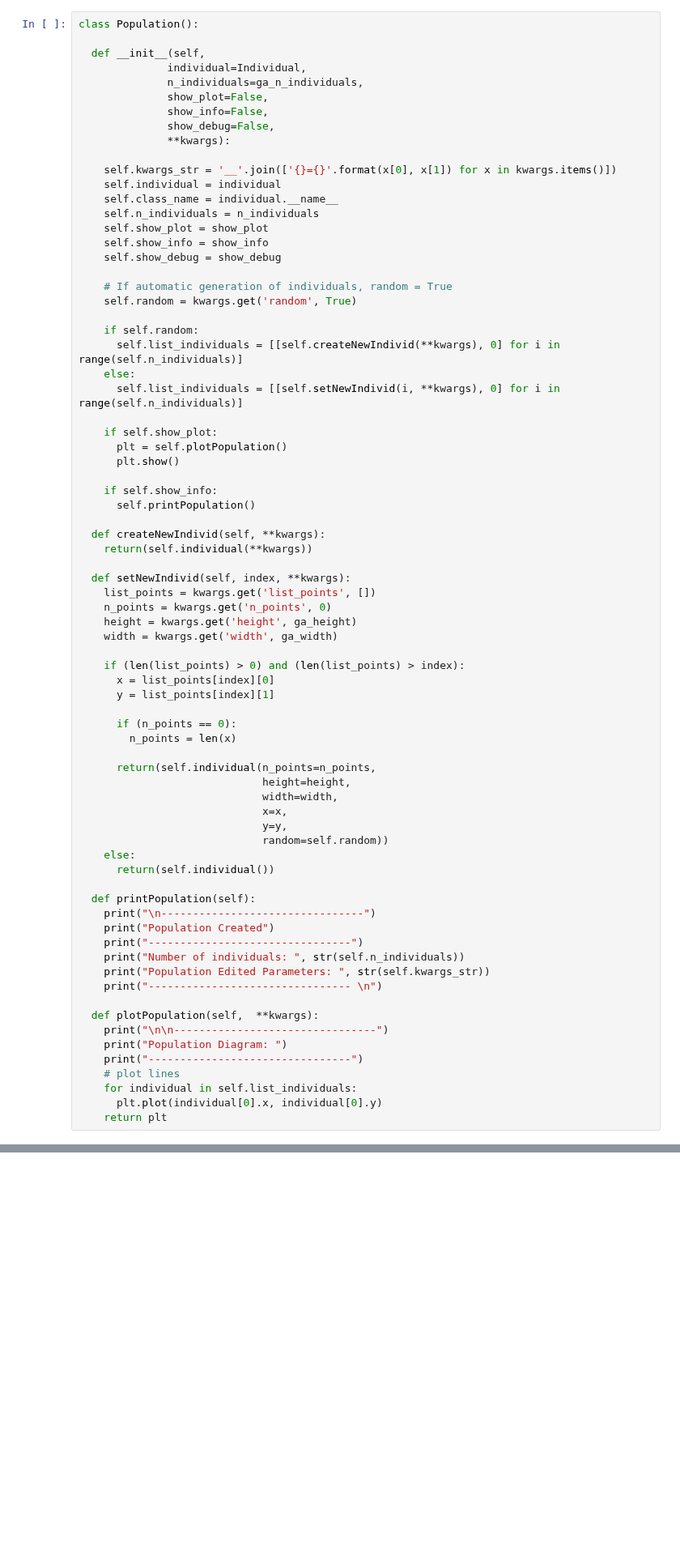
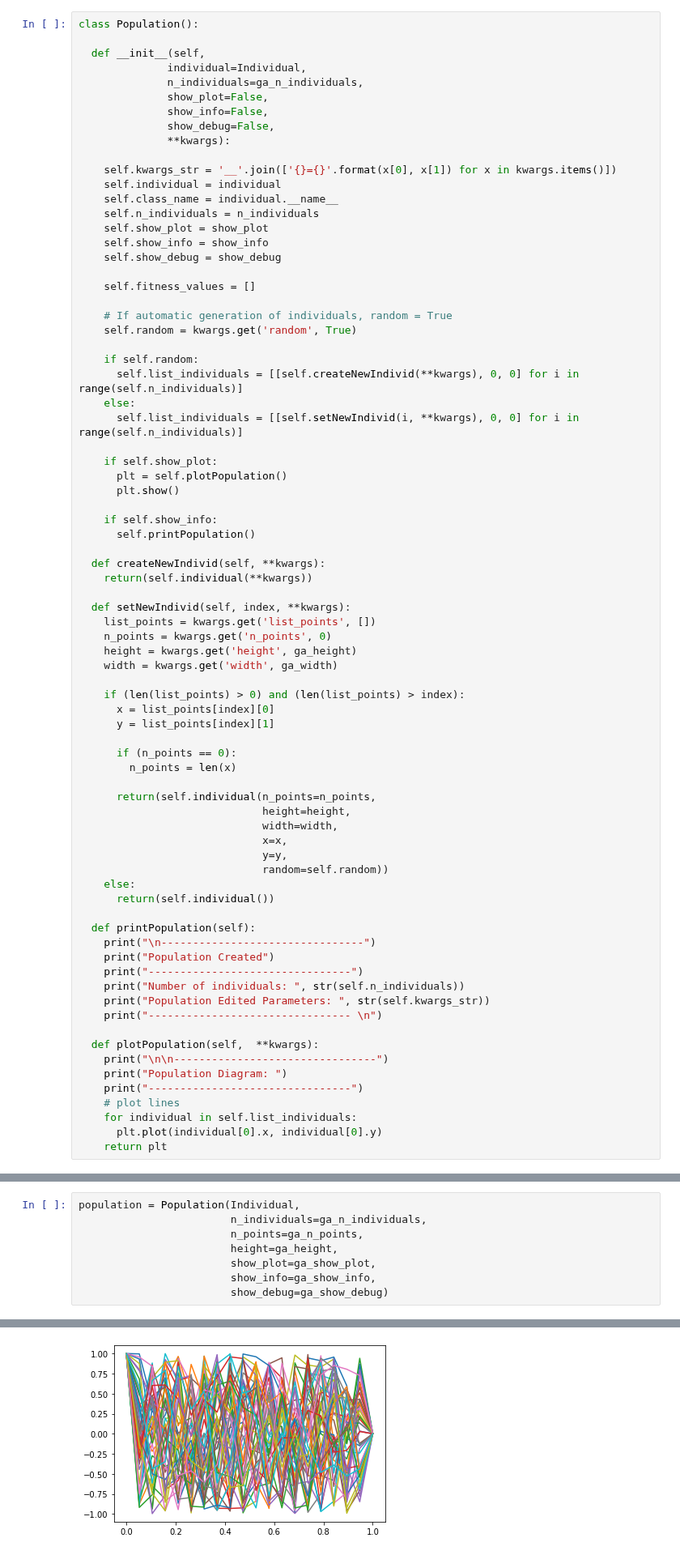
Before and after one commit to MarshaGomez/F5-MOEA-Variations, a Jupyter notebook: examples/Multi_Objective_Brachistochrone.ipynb, the cells around one changed output, grey strips where cells are left out. Shown at 81% size. Saved outputs shown, nothing was run; the diff lists cells and outputs as text; blank space fills up the shorter version.

```diff
--- a/examples/Multi_Objective_Brachistochrone.ipynb
+++ b/examples/Multi_Objective_Brachistochrone.ipynb
@@ -281,13 +285,15 @@ class Population():
     self.show_info = show_info
     self.show_debug = show_debug
 
+    self.fitness_values = []
+
     # If automatic generation of individuals, random = True
     self.random = kwargs.get('random', True)
 
     if self.random:
-      self.list_individuals = [[self.createNewIndivid(**kwargs), 0] for i in range(self.n_individuals)]
+      self.list_individuals = [[self.createNewIndivid(**kwargs), 0, 0] for i in range(self.n_individuals)]
     else:
-      self.list_individuals = [[self.setNewIndivid(i, **kwargs), 0] for i in range(self.n_individuals)]
+      self.list_individuals = [[self.setNewIndivid(i, **kwargs), 0, 0] for i in range(self.n_individuals)]
 
     if self.show_plot:
       plt = self.plotPopulation()
@@ -1076,0 +1169,9 @@ punti = [[[0,
+# %%
+population = Population(Individual,
+                        n_individuals=ga_n_individuals,
+                        n_points=ga_n_points,
+                        height=ga_height,
+                        show_plot=ga_show_plot,
+                        show_info=ga_show_info,
+                        show_debug=ga_show_debug)
+# %% [output]
@@ -1076,0 +1181 @@ punti = [[[0,
+[figure, added]
```
Also changed, not shown: parts of 37 cells of this notebook.
